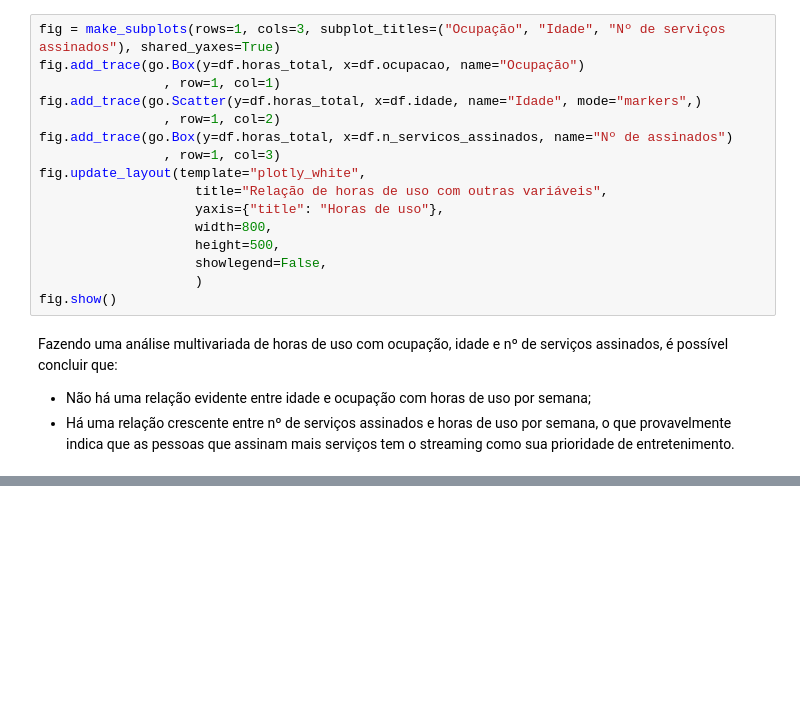
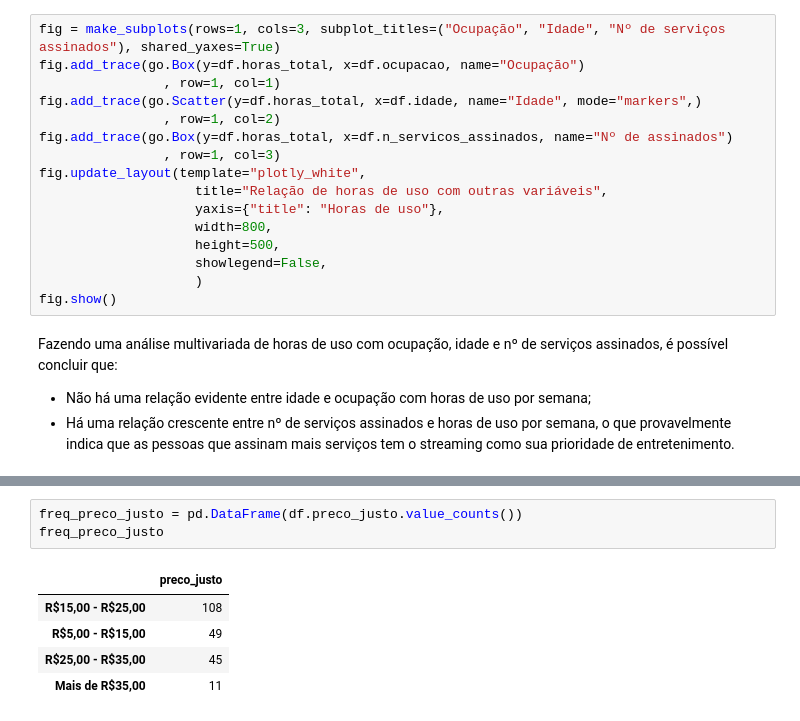
Before and after one commit to bruno-bertanha/analise-servicos-streaming, a Jupyter notebook: main.ipynb, the cells around one changed output, grey strips where cells are left out. Drawn from its saved outputs; the diff is of its cells as text; blank space fills up the shorter version.

```diff
--- a/main.ipynb
+++ b/main.ipynb
@@ -553,0 +562,9 @@ Fazendo uma análise multivariada de horas de uso com ocupação, idade e nº de
+# %%
+freq_preco_justo = pd.DataFrame(df.preco_justo.value_counts())
+freq_preco_justo
+# %% [output]
+|  | preco_justo |
+| R$15,00 - R$25,00 | 108 |
+| R$5,00 - R$15,00 | 49 |
+| R$25,00 - R$35,00 | 45 |
+| Mais de R$35,00 | 11 |
```
Also changed, not shown: parts of 13 cells of this notebook, 3 other files.
